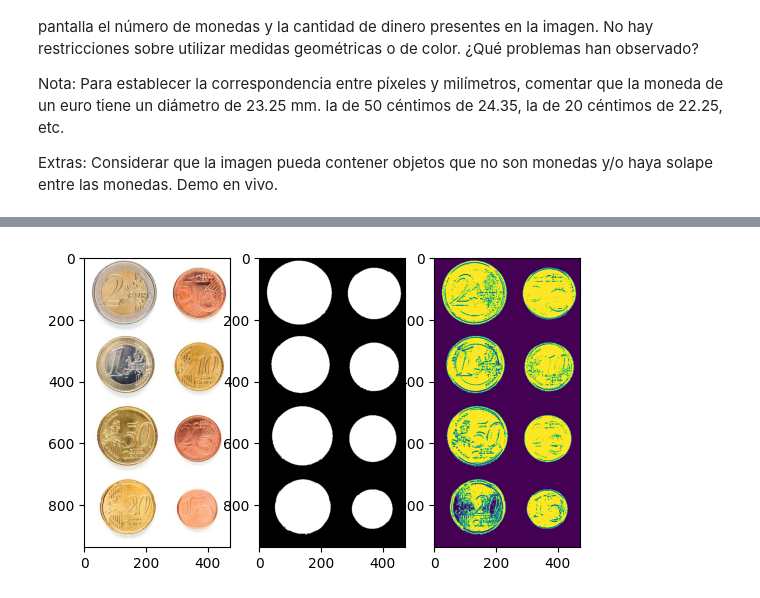
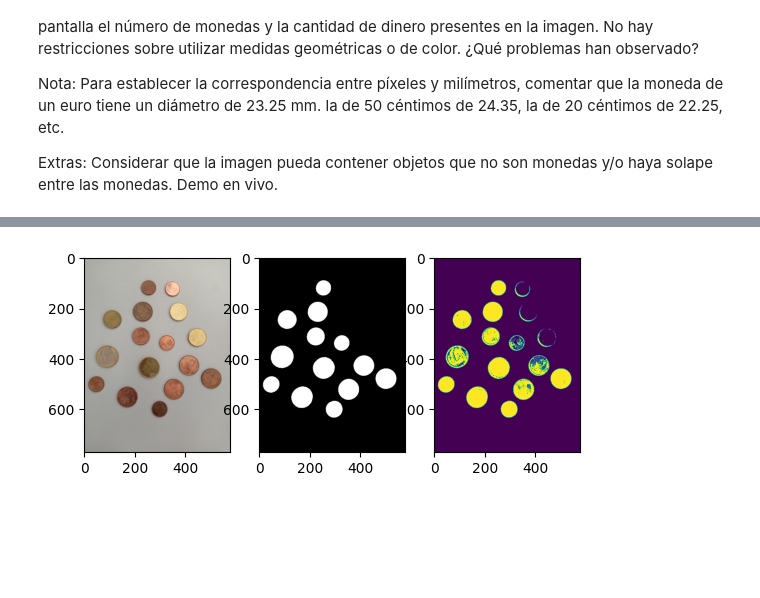
Before and after one commit to jj-quesada/PracticasVC, a Jupyter notebook: VC_P3/P3/VC_P3_Grupo13.ipynb, the cells around one changed output, grey strips where cells are left out. Saved outputs shown, nothing was run; the diff lists cells and outputs as text; code cells hidden in the pictures; blank space fills up the shorter version.

Commit message:
Añadidos filtros de circularidad e implementación provisional de Hough

```diff
--- a/VC_P3/P3/VC_P3_Grupo13.ipynb
+++ b/VC_P3/P3/VC_P3_Grupo13.ipynb
@@ -9,7 +9,10 @@ import cv2
 import numpy as np
 import matplotlib.pyplot as plt
 # %%
-img = cv2.imread('Monedas.jpg')
+img = cv2.imread('./Assets/EvenlyScattered.jpg')
+if img.shape[1] > 800:
+    factor_reduccion = img.shape[1]//500
+    img = cv2.resize(img, (img.shape[1]//factor_reduccion,img.shape[0]//factor_reduccion))
 img_rgb = cv2.cvtColor(img, cv2.COLOR_BGR2RGB)
 img_gris = cv2.cvtColor(img, cv2.COLOR_BGR2GRAY)
 
@@ -18,20 +21,12 @@ umbral = 200
 th1,img_th1 = cv2.threshold(img_gris,umbral,255,cv2.THRESH_BINARY_INV)
 th2,img_th2 = cv2.threshold(img_gris,0,255,cv2.THRESH_BINARY_INV+cv2.THRESH_OTSU)
 
-
-contornos, hierarchy = cv2.findContours(
-    img_th2, #imagen
-    cv2.RETR_TREE, #Modo de recuperación (lista, árbol, nivel superior)
-    cv2.CHAIN_APPROX_SIMPLE #Método de aproximación del contorno
-    )
-#cv2.drawContours(img_rgb, contornos, -1, (0,255,0), 3)
-
 contornos2, hierarchy2 = cv2.findContours(img_th2,
     cv2.RETR_EXTERNAL ,
     cv2.CHAIN_APPROX_SIMPLE)
-cv2.drawContours(img, contornos2, -1, (0,255,0), 3)
+#cv2.drawContours(img, contornos2, -1, (0,255,0), 3)
 
-img_cont = np.zeros(img_rgb.shape)
+img_cont = np.zeros(img_rgb.shape, dtype=np.uint8)
 #Recorre los contornos externos
 for c in contornos2:
     #Área del contorno
@@ -43,17 +38,44 @@ for c in contornos2:
         #Contenedor alineado con ejes de la imagen
         x,y,w,h = cv2.boundingRect(c)
         #Mínimo contenedor ajustado para el contorno
-        rect = cv2.minAreaRect(c)
-        #Mínimo círculo que contiene al contorno
         (cx,cy),radio = cv2.minEnclosingCircle(c)
-        #Elipse ajustada al contorno, exgigiendo un mínimo de puntos del contornos
-        if c.shape[0] > 5:
-            elipse = cv2.fitEllipse(c)
-            #Para determinadas tareas nos puede interesará mostrar los valores obtenidos del contorno
-            #print(area, perimetro, rect, cx,cy,radio, elipse)
 
-        #Dibuja los contornos
-        cv2.drawContours(img_cont, [c], -1, (255,255,255), -1)
+        #cv2.drawContours(img_cont, [c], -1, (255,255,255), -1)
+        #print(f'Area: {area}, Perímetro: {perimetro}, Circularidad: {circularidad}, Relación perimetro circulo: {relacion_perimetro_circulo}')
+
+
+        circularidad = 4*np.pi*area/(perimetro*perimetro)
+        relacion_perimetro_circulo = perimetro/(2*np.pi*radio)
+
+        if  0.5 < circularidad < 1.1 and 1 < relacion_perimetro_circulo < 1.5:
+            cv2.drawContours(img_cont, [c], -1, (255,255,255), -1)
+            print(f'Area: {area}, Perímetro: {perimetro}, Circularidad: {circularidad}, Relación perimetro circulo: {relacion_perimetro_circulo}')
+
+#Hough
+
+# Convertir la imagen de contornos a escala de grises para usar con HoughCircles
+img_cont_gris = cv2.cvtColor(img_cont, cv2.COLOR_RGB2GRAY)
+
+# Aplicar un desenfoque a img_cont_gris para reducir ruido
+img_cont_blur = cv2.GaussianBlur(img_cont_gris, (9, 9), 3)
+
+circles = cv2.HoughCircles(
+    img_cont_blur,
+    cv2.HOUGH_GRADIENT,
+    dp=1,
+    minDist=30,
+    param1=150,
+    param2=50,
+    minRadius=0,
+    maxRadius=150
+)
+if circles is not None:
+    circles = np.uint16(np.around(circles))
+    for i in circles[0, :]:
+        print(i)
+        center = (i[0], i[1])
+        # Dibujar el círculo externo
+        cv2.circle(img, (i[0], i[1]), i[2], (0, 255, 0), 2)
 
 
 plt.subplot(1, 3, 1)
@@ -102 +123 @@ Mouse position: (355, 846)
-[figure, old version]
+[figure, new version]
```
Also changed, not shown: parts of 1 cell of this notebook, 5 other files.
